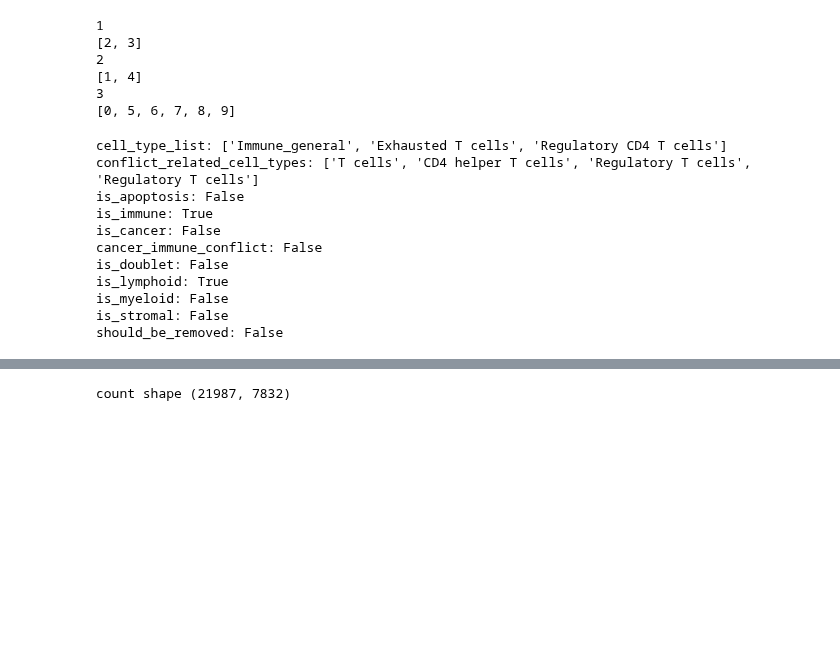
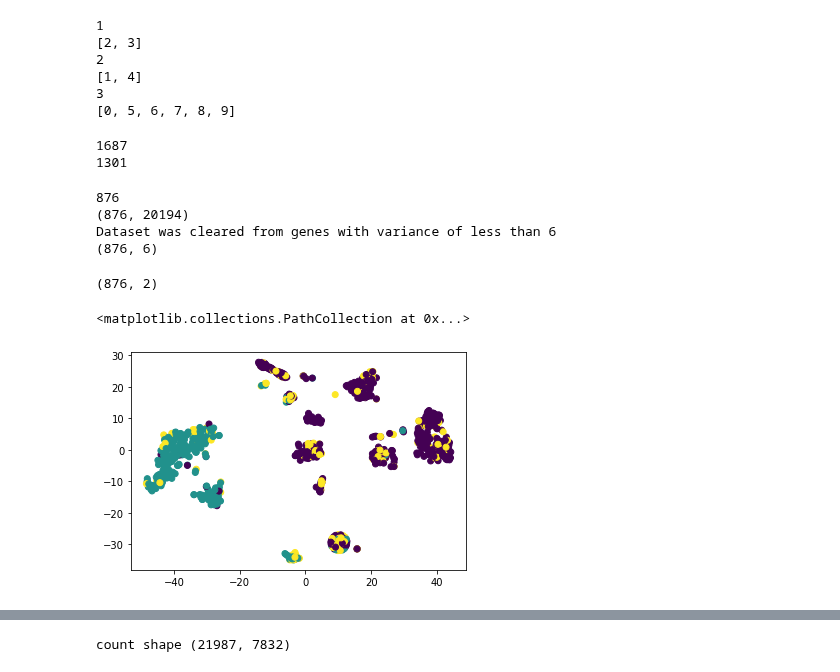
Before and after one commit to ItayShlosberg/classifying-response-to-immunotherapy, a Jupyter notebook: playgrounds/playground_nb.ipynb, the cells around one changed output, grey strips where cells are left out. Drawn from its saved outputs; the diff is of its cells as text; code cells hidden in the pictures; blank space fills up the shorter version.

```diff
--- a/playgrounds/playground_nb.ipynb
+++ b/playgrounds/playground_nb.ipynb
@@ -259,17 +259,53 @@ sm.stats.multitest.multipletests(p_values, alpha=0.05, method='fdr_bh', is_sorte
 [1, 4]
 3
 [0, 5, 6, 7, 8, 9]
-# %%
-print_c(dd.cells_information[6])
-# %% [output]
-cell_type_list: ['Immune_general', 'Exhausted T cells', 'Regulatory CD4 T cells']
-conflict_related_cell_types: ['T cells', 'CD4 helper T cells', 'Regulatory T cells', 'Regulatory T cells']
-is_apoptosis: False
-is_immune: True
-is_cancer: False
-cancer_immune_conflict: False
-is_doublet: False
-is_lymphoid: True
-is_myeloid: False
-is_stromal: False
-should_be_removed: False
+# %%
+# sample_id = 'M110'
+sample = r'D:\Technion studies\Keren Laboratory\python_playground\outputs\inferCNV\update_runs\21.2.21\M118.pkl'
+rna_sample = pickle.load(open(sample, 'rb'))
+_rna_sample = RNAseq_Sample(counts=rna_sample.counts, gene_names=rna_sample.gene_names, barcodes=rna_sample.barcodes,
+                        features=rna_sample.features, cells_information=rna_sample.cells_information)
+rna_sample = _rna_sample
+print(rna_sample.number_of_cells)
+
+
+rna_sample = rna_sample.filter_cells_by_property('should_be_removed', False)
+rna_sample.normalize_data()
+print(rna_sample.number_of_cells)
+
+# genes = data.gene_names
+# counts = data.counts
+# %% [output]
+1687
+1301
+# %%
+rna_sample = rna_sample.filter_cells_by_property('is_immune', True)
+print(rna_sample.number_of_cells)
+print(rna_sample.counts.shape)
+rna_sample.filter_genes_by_variance(6)
+print(rna_sample.counts.shape)
+# %% [output]
+876
+(876, 20194)
+Dataset was cleared from genes with variance of less than 6
+(876, 6)
+# %%
+# coloring by is_myeloid and is_lymphoid
+is_m = rna_sample.cells_information.getattr('is_myeloid')
+is_l = rna_sample.cells_information.getattr('is_lymphoid')
+colors = []
+for i in range(rna_sample.number_of_cells):
+    if rna_sample[i][1].is_lymphoid:
+        colors.append(0)
+    elif rna_sample[i][1].is_myeloid:
+        colors.append(1)
+    else:
+        colors.append(2)
+# %%
+cells_embedded = TSNE(n_components=2, random_state=21).fit_transform(rna_sample.counts)
+print(cells_embedded.shape)
+plt.scatter(cells_embedded[:, 0], cells_embedded[:, 1], c=colors)
+# %% [output]
+(876, 2)
+<matplotlib.collections.PathCollection at 0x...>
+[figure, added]
```
Also changed, not shown: parts of 9 cells of this notebook, 3 other files.
